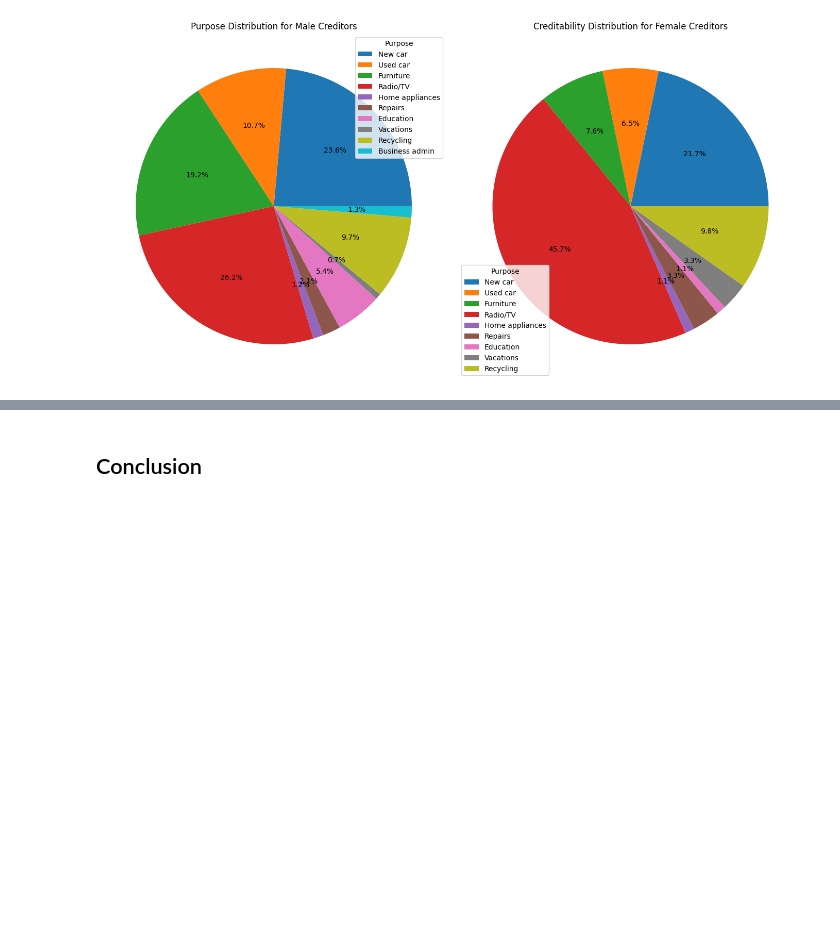
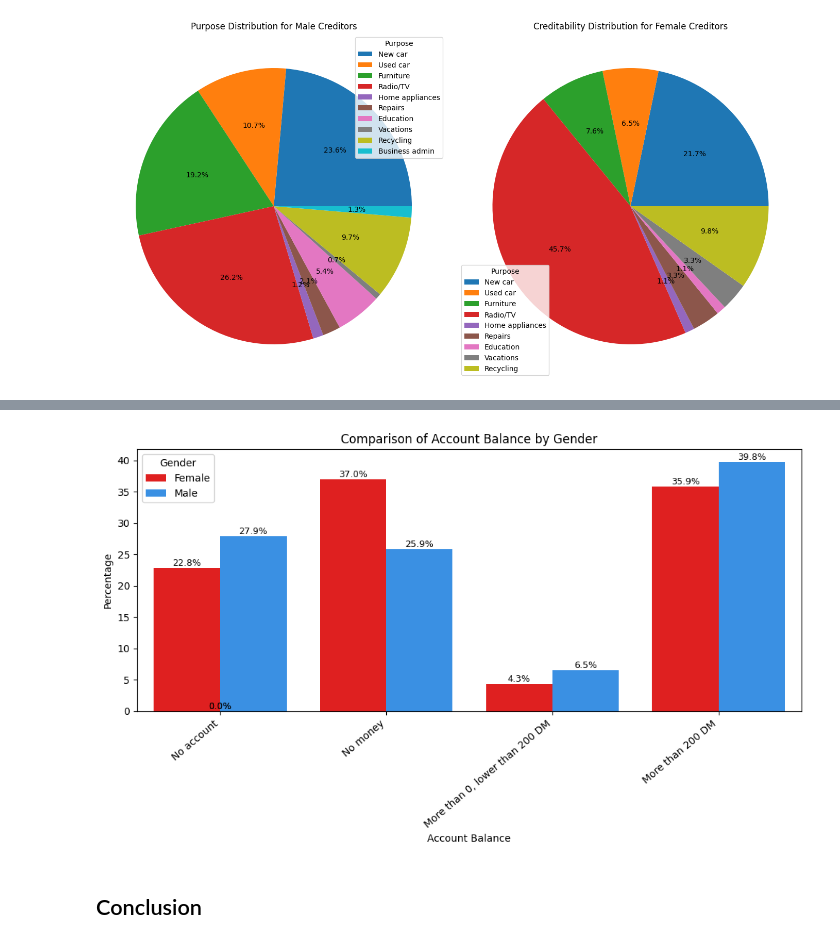
Before and after one commit to RLMurta/german_credit_exploratory_analysis, a Jupyter notebook: index.ipynb, the cells around one changed output, grey strips where cells are left out. Saved outputs shown, nothing was run; the diff lists cells and outputs as text; code cells hidden in the pictures; blank space fills up the shorter version.

```diff
--- a/index.ipynb
+++ b/index.ipynb
@@ -440,2 +408,52 @@ plt.show()  # Display the charts
+# %%
+# ---------------------------------- Comparison of Account Balance by Gender --------------------------------------
+
+# Calculate the counts for each Account Balance category by Gender
+account_balance_counts = df.groupby(['Gender', 'Account Balance']).size().reset_index(name='Count')
+
+account_balance_labels = ['No account', 'No money', 'More than 0, lower than 200 DM', 'More than 200 DM']
+
+# Calculate the total counts for each Gender
+total_counts = df['Gender'].value_counts().reset_index()
+total_counts.columns = ['Gender', 'Total']
+
+# Merge the total counts with the account balance counts
+account_balance_counts = account_balance_counts.merge(total_counts, on='Gender')
+
+# Calculate the percentage
+account_balance_counts['Percentage'] = (account_balance_counts['Count'] / account_balance_counts['Total']) * 100
+
+# Create the countplot with percentages
+plt.figure(figsize=(10, 6))
+plot = sns.barplot(x='Account Balance', y='Percentage', hue='Gender', data=account_balance_counts, palette={'Male': 'dodgerblue', 'Female': 'red'})
+
+# Add exact percentages above the bars in the count plot
+for p in plot.patches:
+    height = p.get_height()
+    plot.text(
+        p.get_x() + p.get_width() / 2.,  # X position of the text (center of the bar)
+        height,  # Y position of the text (slightly above the top of the bar)
+        f'{height:.1f}%',  # Text to display (the percentage value)
+        ha='center',  # Horizontal alignment of the text
+        va='bottom',  # Vertical alignment of the text
+        fontsize=9,  # Font size of the text
+        color='black'  # Color of the text
+    )
+
+# Configure x-axis tick labels with account balance names
+# Set the number of ticks based on the number of categories and add labels with rotation for better readability
+plot.set_xticks(range(len(account_balance_labels)))  # Define the number of ticks based on categories
+plot.set_xticklabels(account_balance_labels, rotation=40, ha='right')  # Add labels and rotate them for better readability
+
+# Add title and labels to the axes
+plt.title('Comparison of Account Balance by Gender')
+plt.xlabel('Account Balance')
+plt.ylabel('Percentage')
+
+# Adjust layout for better visualization and display the plot
+plt.tight_layout()
+plt.show()
+# %% [output]
+[figure, added]
 # %% [markdown]
 ## Conclusion
```
Also changed, not shown: parts of 6 cells of this notebook.
